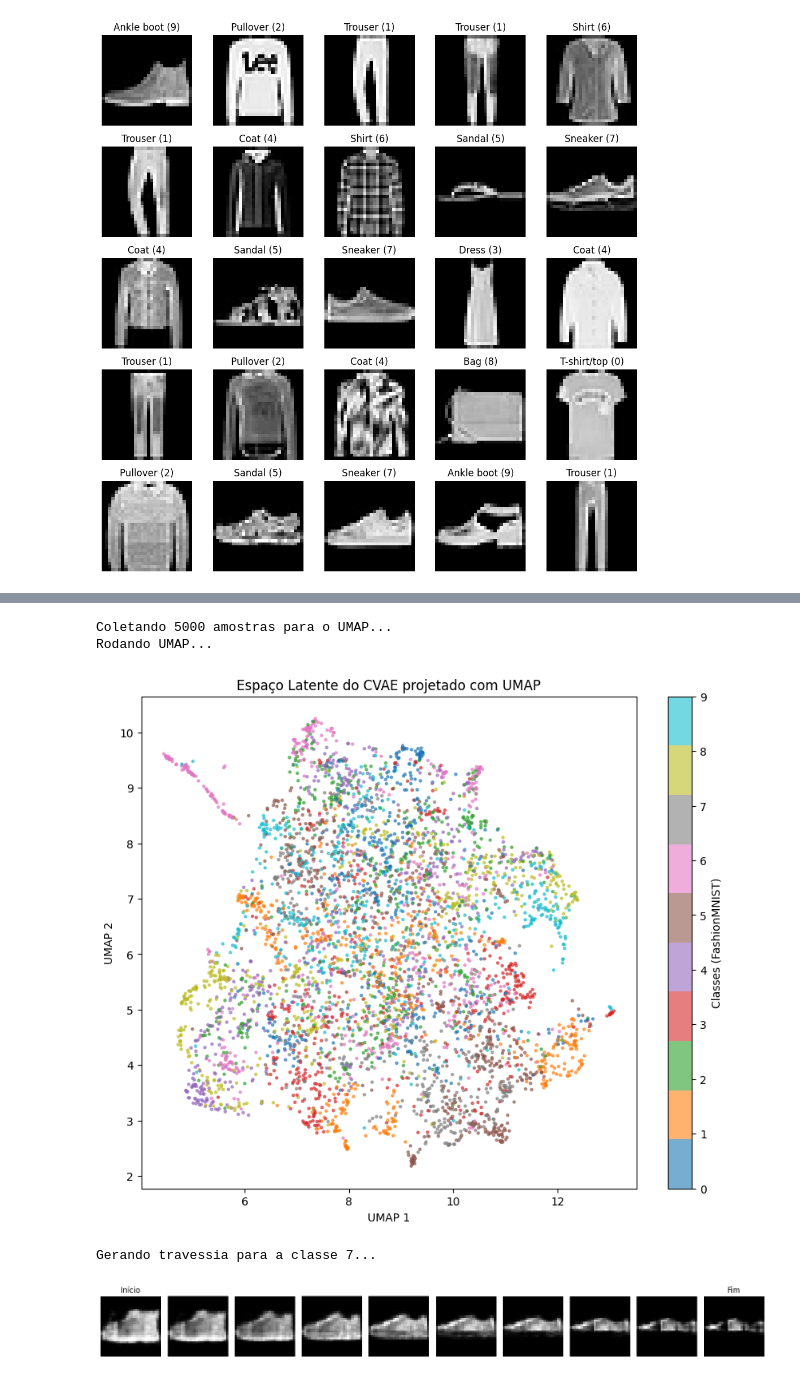
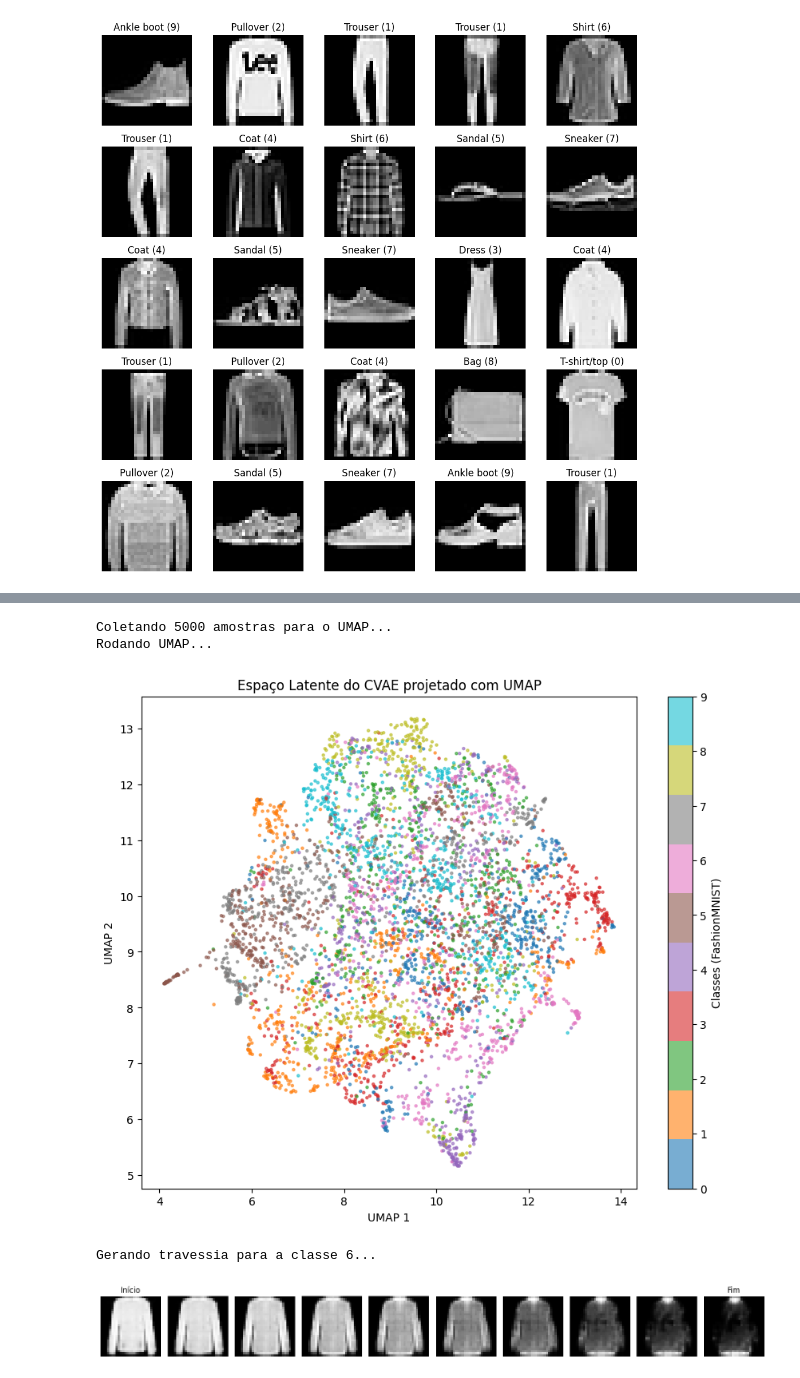
Before and after one commit to SessyoinKirin/MachineLearning, a Jupyter notebook: extra/CVAE/cvaeFashionMNIST.ipynb, the cells around one changed output, grey strips where cells are left out. Cells and saved outputs as stored; diff of their text form; code cells hidden in the pictures.

```diff
--- a/extra/CVAE/cvaeFashionMNIST.ipynb
+++ b/extra/CVAE/cvaeFashionMNIST.ipynb
@@ -12,7 +12,7 @@ dataset_path = './datasets/mnistfashion'
 DEVICE = torch.device("cuda" if torch.cuda.is_available() else "cpu")
 batch_size = 32
 
-latent_dim = 15
+latent_dim = 20
 
 lr = 1e-3
 num_epochs = 50
@@ -610,7 +555,7 @@ plot_umap_latent_space(model, train_loader, DEVICE)
 # %% [output]
 Coletando 5000 amostras para o UMAP...
 Rodando UMAP...
-[figure, old version]
+[figure, new version]
 # %%
 import torch
 import matplotlib.pyplot as plt
@@ -620,8 +565,8 @@ def latent_traversal_corrigido(model, device, class_idx=0, num_steps=10):
 
     # 1. Definimos dois pontos no espaço latente (z)
     # Usamos randn para pegar pontos dentro da distribuição normal que o modelo aprendeu
-    z_start = torch.randn(1, 15).to(device) * -1.5
-    z_end = torch.randn(1, 15).to(device) * 1.5
+    z_start = torch.randn(1, 20).to(device) * -1.5
+    z_end = torch.randn(1, 20).to(device) * 1.5
 
     # 2. Preparamos o rótulo fixo (y)
     # Criamos o One-Hot e garantimos que ele esteja no mesmo DEVICE (GPU/CPU) que o modelo
@@ -630,36 +575,36 @@ def latent_traversal_corrigido(model, device, class_idx=0, num_steps=10):
 
     # 3. Criamos os passos da caminhada (Interpolação Linear)
     steps = torch.linspace(0, 1, num_steps)
 
     plt.figure(figsize=(15, 3))
     print(f"Gerando travessia para a classe {class_idx}...")
 
     with torch.no_grad():
         for i, t in enumerate(steps):
             # Interpolação linear entre os dois vetores z: z_t = (1-t)*z_start + t*z_end
             z_interp = z_start * (1 - t) + z_end * t
 
             # --- CHAMADA CORRIGIDA ---
             # Passando z e y_cond como argumentos separados para o decoder
             # Nota: usei .decoder (minúsculo) ou .Decoder conforme o nome no seu modelo
             generated_img = model.Decoder(z_interp, y_cond)
 
             # Plotagem
             plt.subplot(1, num_steps, i + 1)
             # Squeeze remove dimensões 1 (ex: [1, 1, 28, 28] -> [28, 28])
             plt.imshow(generated_img.cpu().squeeze(), cmap='gray')
             plt.axis('off')
             if i == 0: plt.title("Início")
             if i == num_steps - 1: plt.title("Fim")
 
     plt.tight_layout()
     plt.show()
 
 # Chamada do teste
-latent_traversal_corrigido(model, DEVICE, class_idx=7)
+latent_traversal_corrigido(model, DEVICE, class_idx=6)
 # %% [output]
-Gerando travessia para a classe 7...
+Gerando travessia para a classe 6...
-[figure, old version]
+[figure, new version]
 # %%
 model.eval()
 
```
Also changed, not shown: parts of 9 cells of this notebook.
